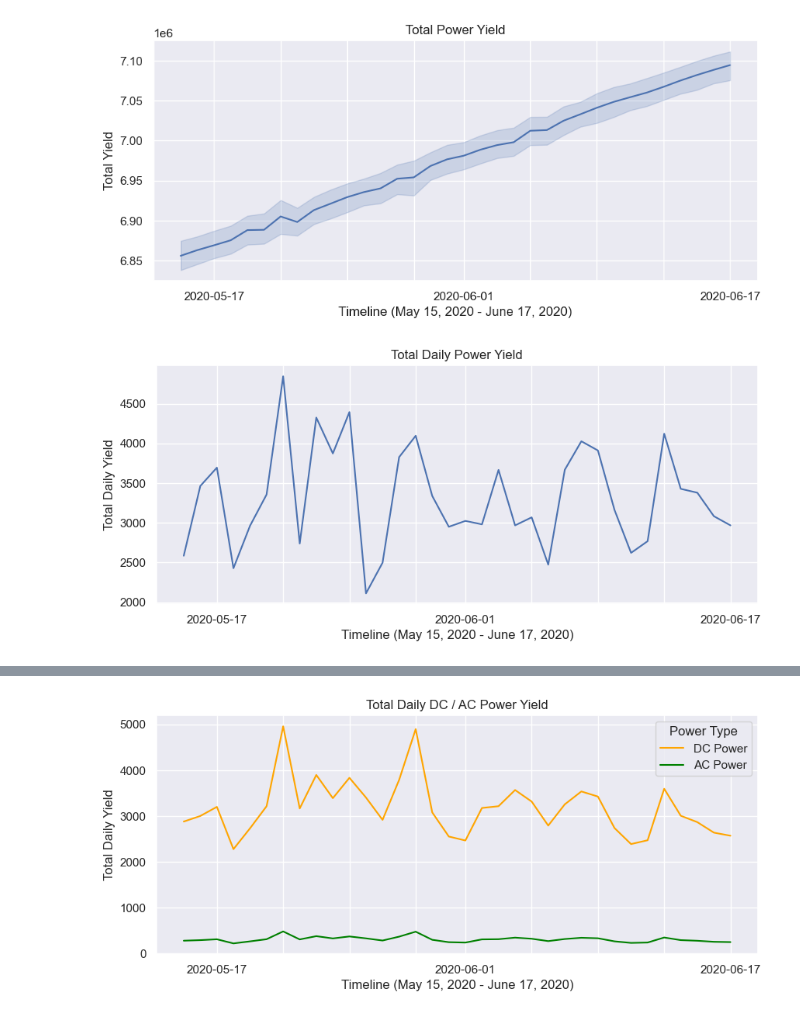
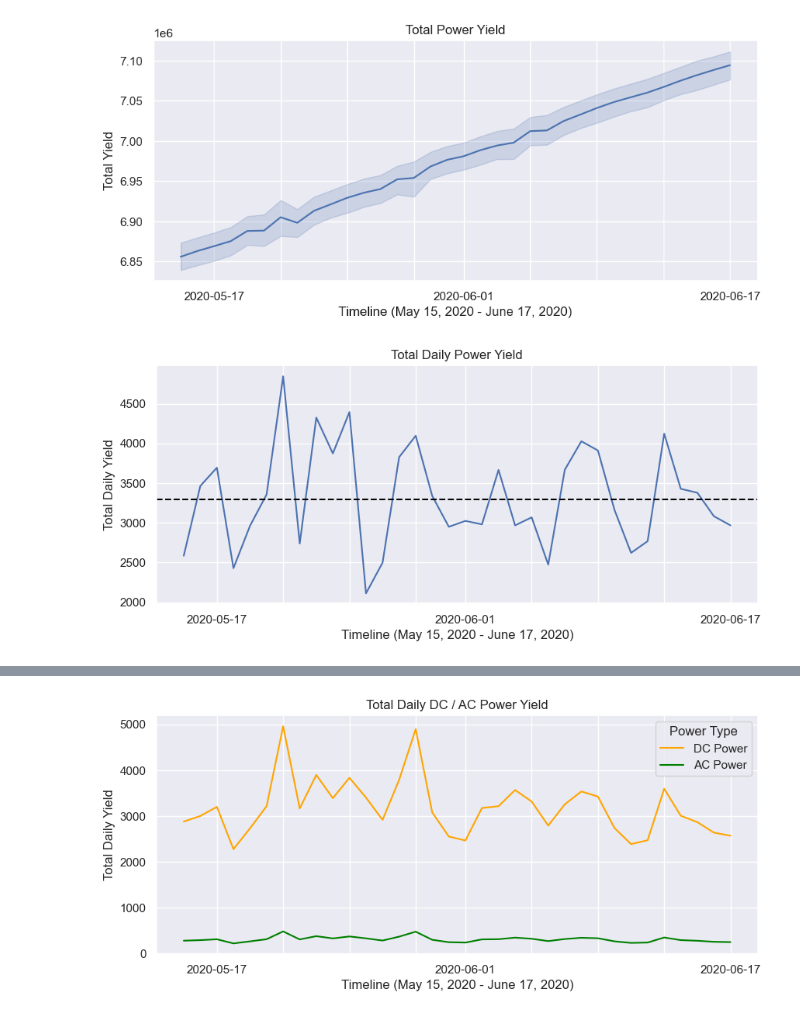
Before and after one commit to jasondo-da/Solar_Generation_Analysis, a Jupyter notebook: solar_generation_analysis.ipynb, the cells around one changed output, grey strips where cells are left out. Saved outputs shown, nothing was run; the diff lists cells and outputs as text; code cells hidden in the pictures.

```diff
--- a/solar_generation_analysis.ipynb
+++ b/solar_generation_analysis.ipynb
@@ -256,3 +276,6 @@ memory usage: 3.2 MB
+# %%
+#
+pg_1['source_key'] = pg_1['source_key'].replace('1by6weclgh8j5v7', '1').replace('1if53ai7xc0u56y', '2').replace('3pzuobaid5wc2hd', '3').replace('7jydwkrlspkdwr4', '4').replace('adlqvld726enbsb', '5').replace('bvbohch3iadszry', '6').replace('icrjl6herkivqq3', '7').replace('ih0vzx44ooqax2f', '8').replace('mcde0feggrqw7ca', '9').replace('pkci93gmrogzubj', '10').replace('rga61gmuvphdlxv', '11').replace('sjndeblyjtckggv', '12').replace('uhbuxqjl8lw7ozc', '13').replace('vhmlbkokgiruvdu', '14').replace('wcure6d3bpkepu2', '15').replace('wrmjgnkyawpkwdb', '16').replace('yxytjzvooonbgke', '17').replace('z9y9gh1t5ywrnug', '18').replace('zbiq5rxdhjrwdny', '19').replace('znxxdlpa8u1gxge', '20').replace('zoeaevlyb1n2soq', '21').replace('zvjpv84uy57baof', '22')
 # %%
 # Getting general info about the dataframe
 ws_1.info()
@@ -547,21 +596,25 @@ plt.show()
 # %%
 sns.set_theme(style='darkgrid')
 
 plt.figure(figsize=(10,4))
 ax = sns.lineplot(data=pg_1,
                   x='date',
                   y='daily_yield',
                   errorbar=None)
+
+plt.axhline(y=(pg_1['daily_yield'].mean()),
+            color='black',
+            linestyle='--')
 
 plt.title('Total Daily Power Yield')
 plt.xlabel('Timeline (May 15, 2020 - June 17, 2020)')
 plt.ylabel('Total Daily Yield')
 
 every_nth = 4
 for n, label in enumerate(ax.xaxis.get_ticklabels()):
     if n % every_nth != 0:
         label.set_visible(False)
 
 plt.show()
 # %% [output]
-[figure, old version]
+[figure, new version]
```
Also changed, not shown: parts of 19 cells of this notebook.
